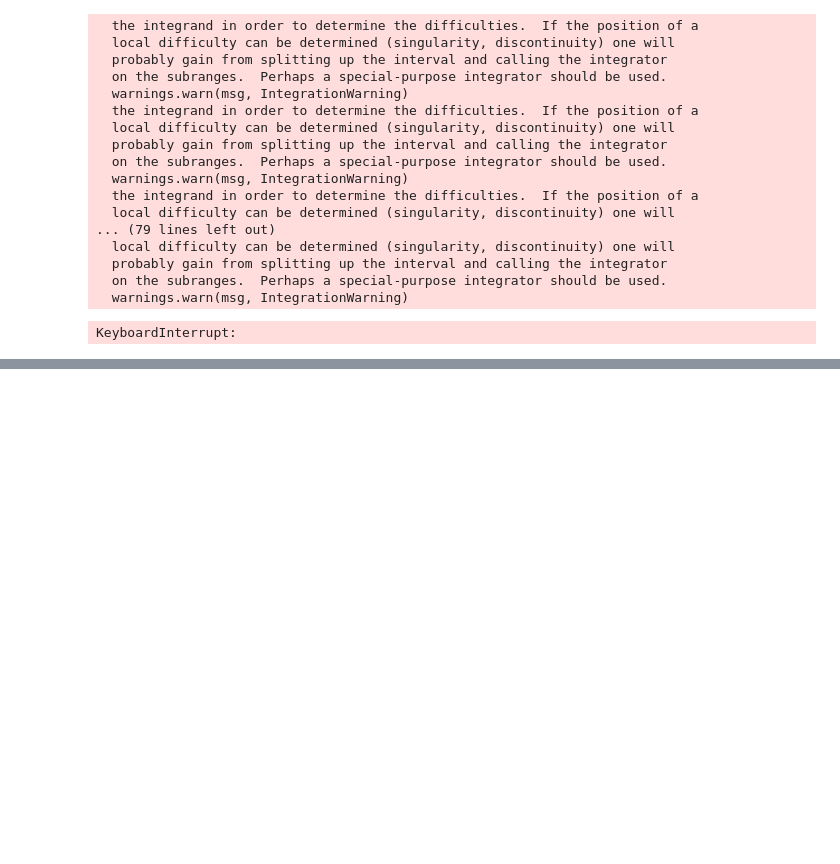
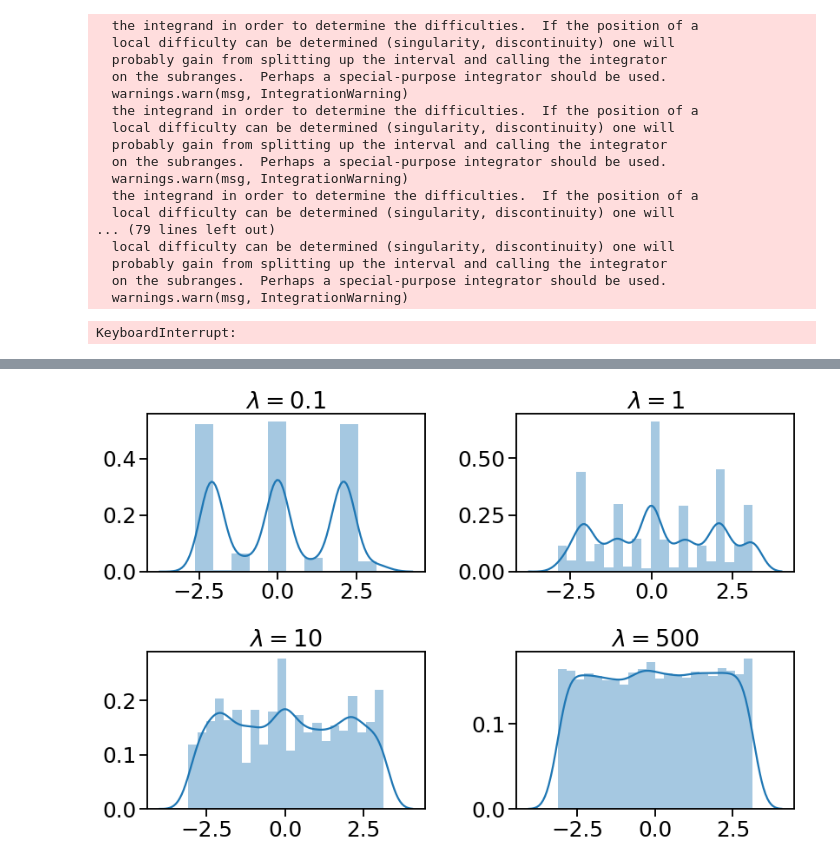
Before and after one commit to saketkc/re-ribo-smk, a Jupyter notebook: notebooks/P-sin-cos.ipynb, the cells around one changed output, grey strips where cells are left out. Saved outputs shown, nothing was run; the diff lists cells and outputs as text; code cells hidden in the pictures; blank space fills up the shorter version.

```diff
--- a/notebooks/P-sin-cos.ipynb
+++ b/notebooks/P-sin-cos.ipynb
@@ -416,0 +476,43 @@ ax.legend()
+# %%
+N = 30000
+Xs = []
+
+angles = []
+sns.set_context('talk', font_scale=1.5)
+fig, axes = plt.subplots(nrows=2, ncols=2,figsize=(12, 8))
+#for i in range(0, 10000):
+lam = 0.1
+ax = axes[0,0]
+Xs = simulate_X_poisson(lam, N)
+angles = angle(Xs, 0)
+sns.distplot(angles, ax=ax)
+ax.set_title('$\lambda={}$'.format(lam))
+
+lam = 1
+ax = axes[0,1]
+Xs = simulate_X_poisson(lam, N)
+angles = angle(Xs, 0)
+sns.distplot(angles, ax=ax)
+ax.set_title('$\lambda={}$'.format(lam))
+
+
+lam = 10
+ax = axes[1,0]
+Xs = simulate_X_poisson(lam, N)
+angles = angle(Xs, 0)
+sns.distplot(angles, ax=ax)
+ax.set_title('$\lambda={}$'.format(lam))
+
+lam = 500
+ax = axes[1, 1]
+Xs = simulate_X_poisson(lam, N)
+angles = angle(Xs, 0)
+sns.distplot(angles, ax=ax)
+ax.set_title('$\lambda={}$'.format(lam))
+
+
+fig.tight_layout()
+
+fig.savefig('theta_poisson_lambda_all.png')
+# %% [output]
+[figure, added]
```
Also changed, not shown: parts of 9 cells of this notebook, 10 other files.
